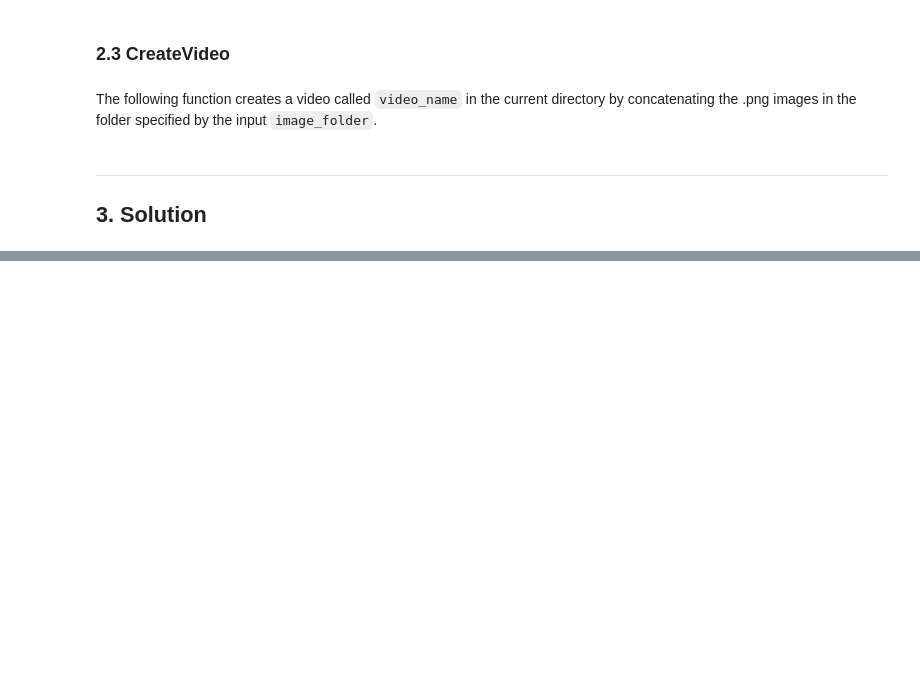
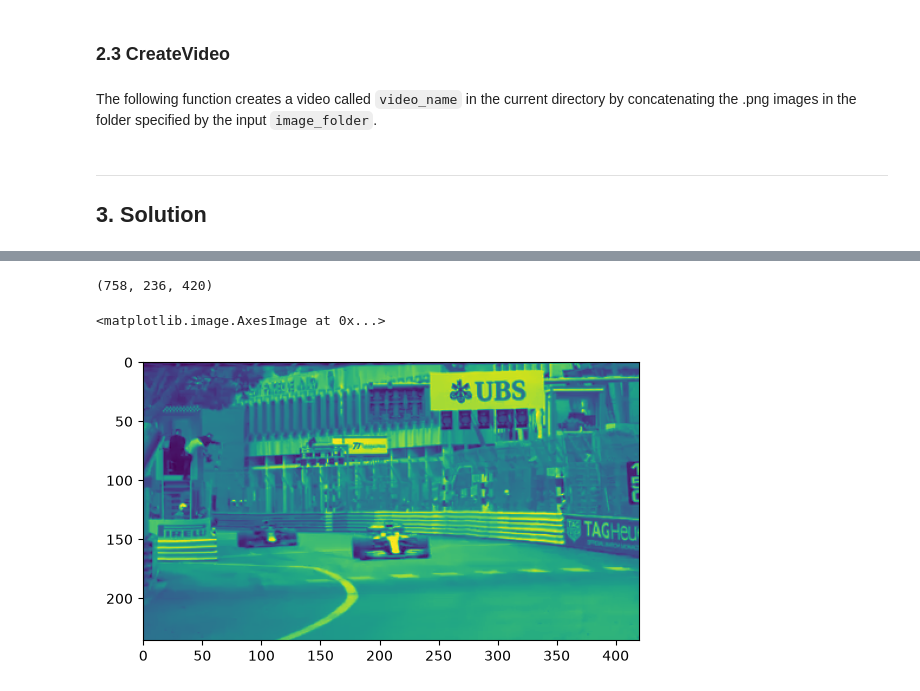
Before and after one commit to alexjmejia98-lab/Dynamical_Systems_assignments, a Jupyter notebook: assignment.ipynb, the cells around one changed output, grey strips where cells are left out. Saved outputs shown, nothing was run; the diff lists cells and outputs as text; code cells hidden in the pictures; blank space fills up the shorter version.

```diff
--- a/assignment.ipynb
+++ b/assignment.ipynb
@@ -145,3 +145,5 @@ def CreateVideo(video_name, image_folder):
 # Do not forget to format your notebook nicely, using sections,
 # subsections, text blocks to explain what you are doing between
 # blocks of code, and so on.
+
+movie, FrameRate = ImportMovie("./formula1.mp4")
@@ -147,0 +159,10 @@ def CreateVideo(video_name, image_folder):
+# %%
+movie.shape
+# %% [output]
+(758, 236, 420)
+# %%
+import matplotlib.pyplot as plt
+plt.imshow(mat2gray(movie[10]))
+# %% [output]
+<matplotlib.image.AxesImage at 0x...>
+[figure, added]
```
Also changed, not shown: parts of 7 cells of this notebook.
